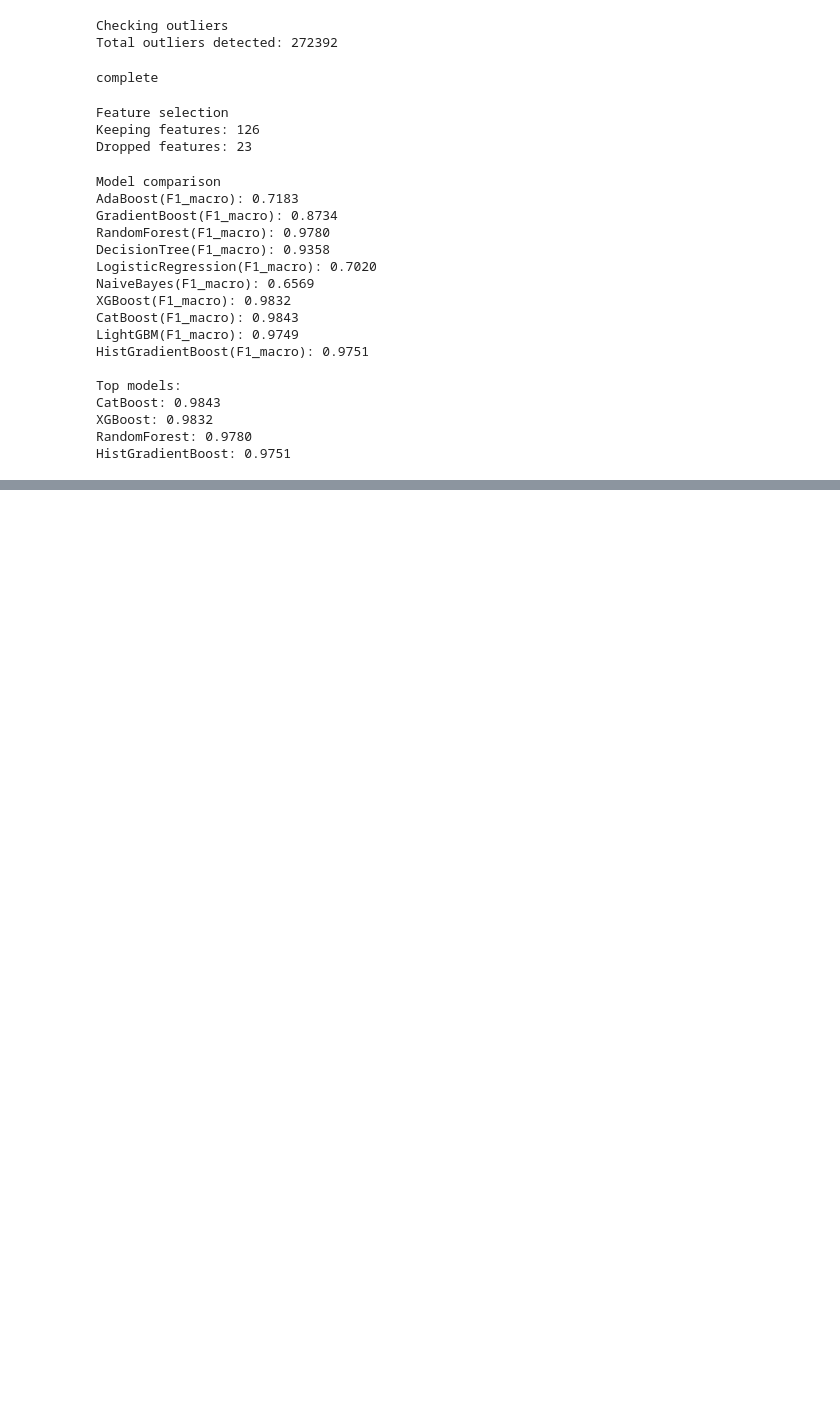
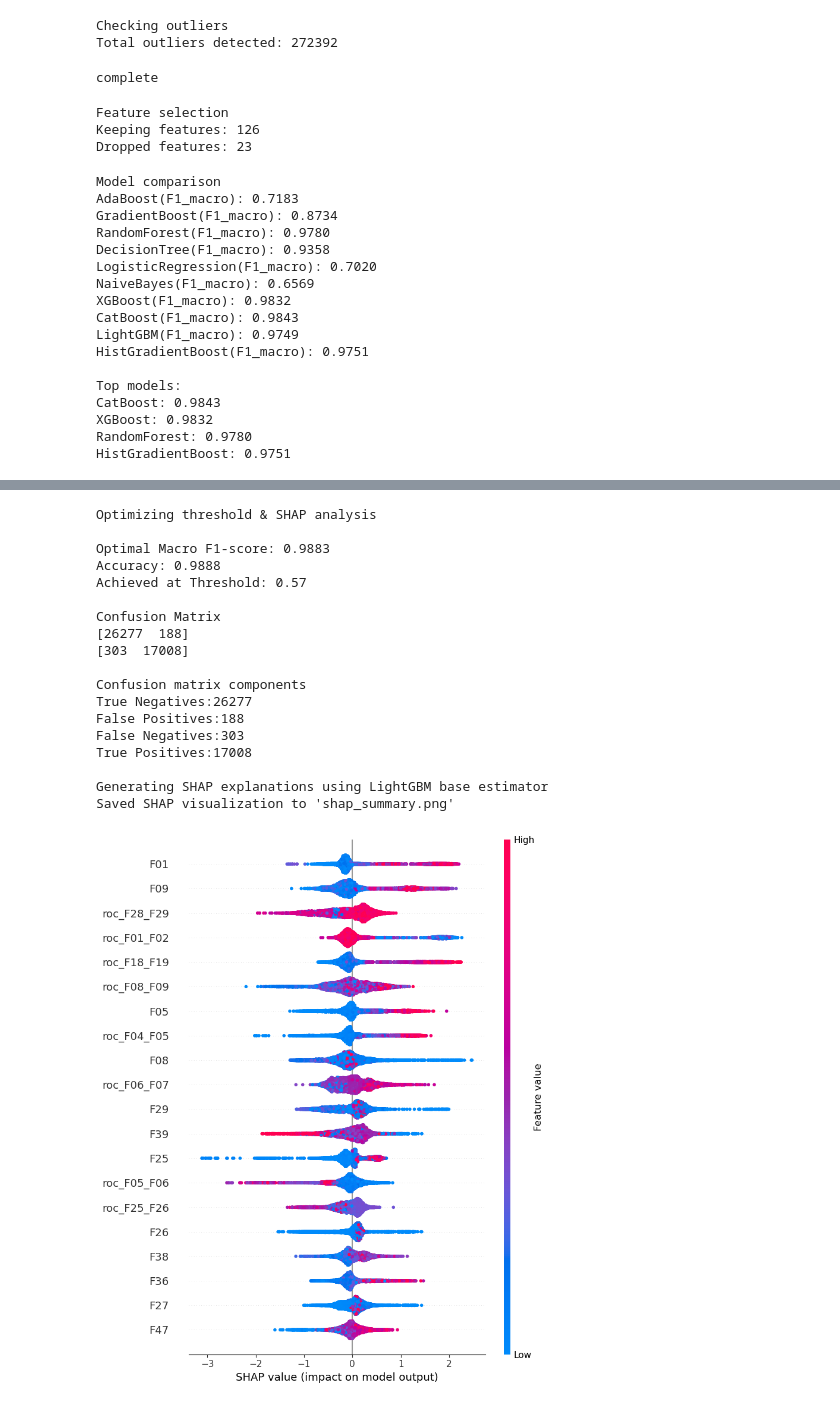
Before and after one commit to Komal-11k/Fault_Detection, a Jupyter notebook: model_fault_detection.ipynb, the cells around one changed output, grey strips where cells are left out. Cells and saved outputs as stored; diff of their text form; code cells hidden in the pictures; blank space fills up the shorter version.

```diff
--- a/model_fault_detection.ipynb
+++ b/model_fault_detection.ipynb
@@ -221,0 +445,73 @@ from sklearn.metrics import f1_score
+# %%
+import shap as shp
+from sklearn.metrics import f1_score, accuracy_score, confusion_matrix
+import matplotlib.pyplot as plt
+
+def optimize_threshold(y_true,y_probs):
+    best_thresh=0.5
+    best_f1=0.0
+    th_vals=np.arange(0.1,0.9,0.01)
+    for t in th_vals:
+        preds=(y_probs>=t).astype(int)
+        sc=f1_score(y_true,preds,average='macro')
+        if sc>best_f1:
+            best_f1=sc
+            best_thresh=t
+
+    final_preds=(y_probs>=best_thresh).astype(int)
+    acc=accuracy_score(y_true,final_preds)
+    print(f"\nOptimal Macro F1-score: {best_f1:.4f}\nAccuracy: {acc:.4f}\nAchieved at Threshold: {best_thresh:.2f}")
+    cm=confusion_matrix(y_true,final_preds)
+    tn,fp,fn,tp=cm.ravel()
+    print("\nConfusion Matrix")
+    print(f"[{tn}  {fp}]")
+    print(f"[{fn}  {tp}]")
+
+    print("\nConfusion matrix components")
+    print(f"True Negatives:{tn}")
+    print(f"False Positives:{fp}")
+    print(f"False Negatives:{fn}")
+    print(f"True Positives:{tp}")
+    return best_thresh
+
+def my_shap(model,X_val):
+    print("\nGenerating SHAP explanations using LightGBM base estimator")
+    base_model=model.named_estimators_['xgb']
+    explainer=shp.TreeExplainer(base_model)
+    shap_vals=explainer.shap_values(X_val)
+    if isinstance(shap_vals,list):
+        vals=shap_vals[1]
+    else:
+        vals=shap_vals
+
+    shp.summary_plot(vals,X_val,show=False)
+    plt.tight_layout()
+    plt.savefig("shap_summary.png",dpi=300)
+    print("Saved SHAP visualization to 'shap_summary.png'")
+print("\nOptimizing threshold & SHAP analysis")
+best_thresh=optimize_threshold(y_train,oof_probs)
+my_shap(last_model,last_X_val)
+test_preds=(test_probs_averaged>=best_thresh).astype(int)
+submission=pd.DataFrame({'ID':test_ids,'CLASS':test_preds})
+save_path="C://Users//komal//Documents//alrIEEEna_26_dataset//MLChallengeDataset//FINAL.csv"
+submission.to_csv(save_path,index=False)
+# %% [output]
+Optimizing threshold & SHAP analysis
+
+Optimal Macro F1-score: 0.9883
+Accuracy: 0.9888
+Achieved at Threshold: 0.57
+
+Confusion Matrix
+[26277  188]
+[303  17008]
+
+Confusion matrix components
+True Negatives:26277
+False Positives:188
+False Negatives:303
+True Positives:17008
+
+Generating SHAP explanations using LightGBM base estimator
+Saved SHAP visualization to 'shap_summary.png'
+[figure, added]
```
Also changed, not shown: parts of 5 cells of this notebook.
